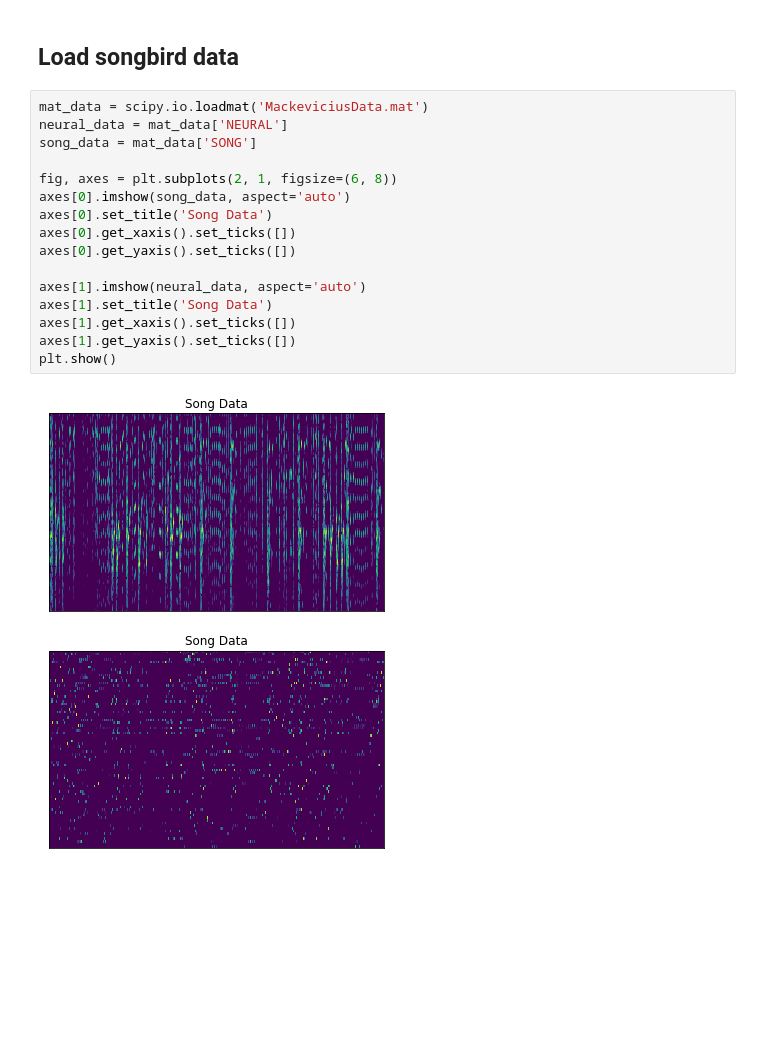
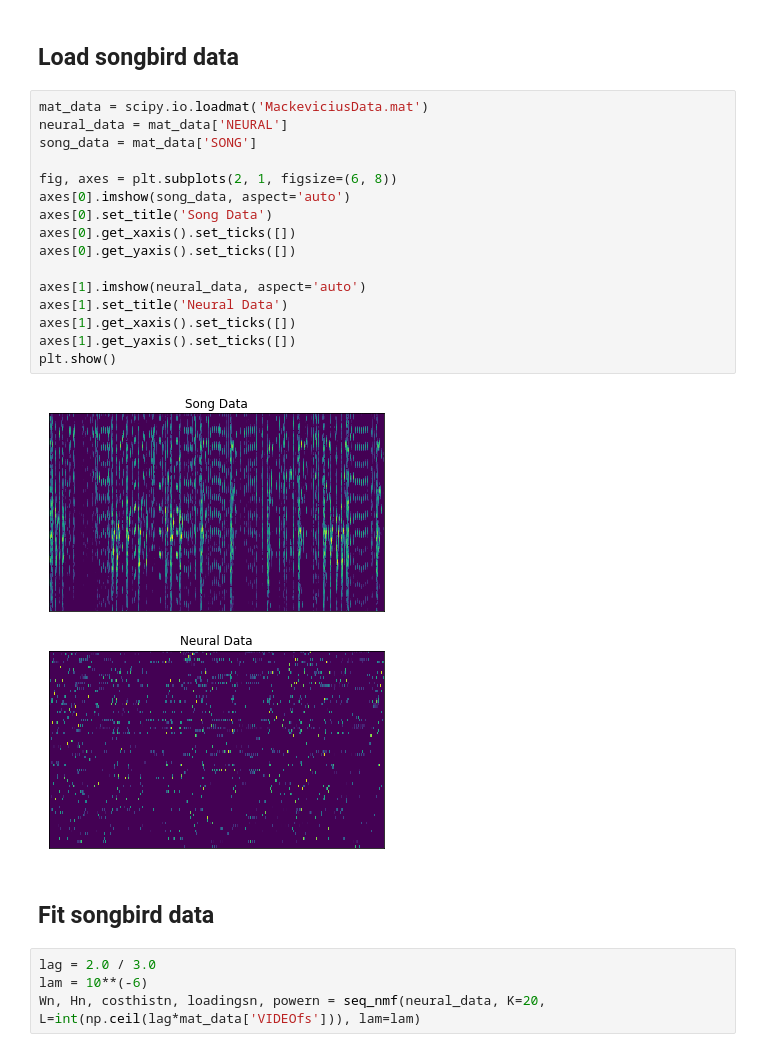
Before and after one commit to degleris1/cmfpy, a Jupyter notebook: Demo.ipynb, the cells around one changed output. Saved outputs shown, nothing was run; the diff lists cells and outputs as text; blank space fills up the shorter version.

```diff
--- a/Demo.ipynb
+++ b/Demo.ipynb
@@ -73,18 +70,24 @@ Reconstruction Error:  0.0375411854821
 # %%
 mat_data = scipy.io.loadmat('MackeviciusData.mat')
 neural_data = mat_data['NEURAL']
 song_data = mat_data['SONG']
 
 fig, axes = plt.subplots(2, 1, figsize=(6, 8))
 axes[0].imshow(song_data, aspect='auto')
 axes[0].set_title('Song Data')
 axes[0].get_xaxis().set_ticks([])
 axes[0].get_yaxis().set_ticks([])
 
 axes[1].imshow(neural_data, aspect='auto')
-axes[1].set_title('Song Data')
+axes[1].set_title('Neural Data')
 axes[1].get_xaxis().set_ticks([])
 axes[1].get_yaxis().set_ticks([])
 plt.show()
 # %% [output]
-[figure, old version]
+[figure, new version]
+# %% [markdown]
+## Fit songbird data
+# %%
+lag = 2.0 / 3.0
+lam = 10**(-6)
+Wn, Hn, costhistn, loadingsn, powern = seq_nmf(neural_data, K=20, L=int(np.ceil(lag*mat_data['VIDEOfs'])), lam=lam)
```
Also changed, not shown: parts of 3 cells of this notebook, 1 other file.
